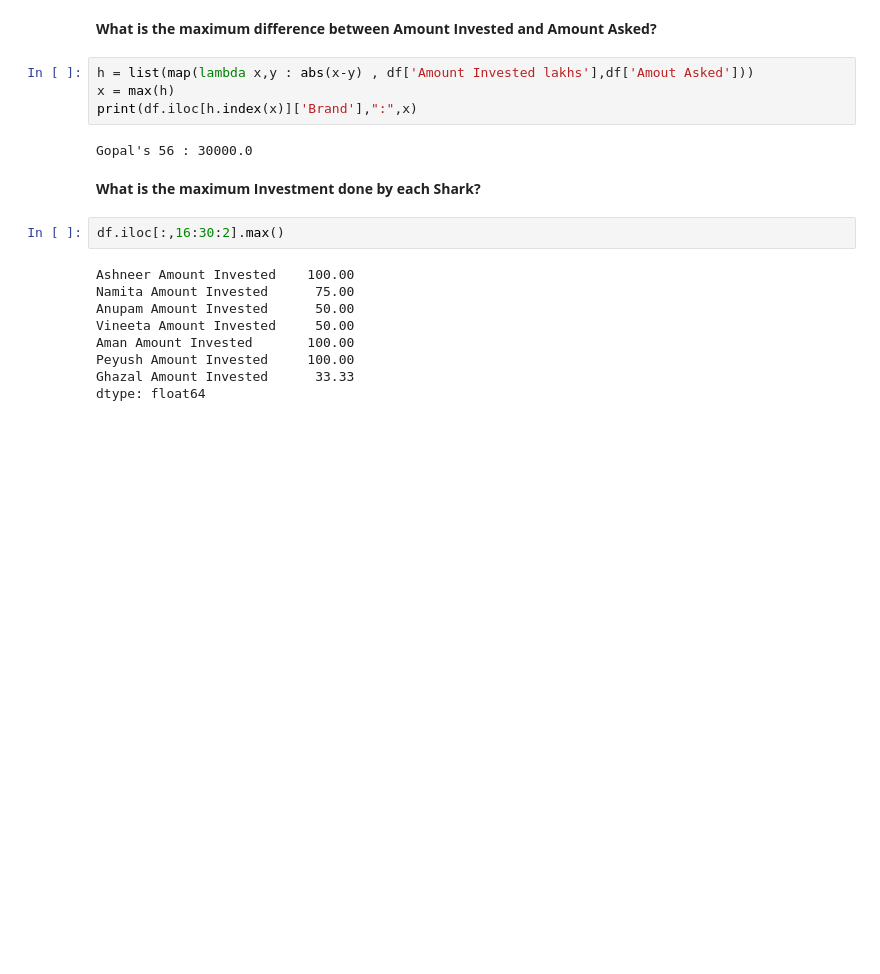
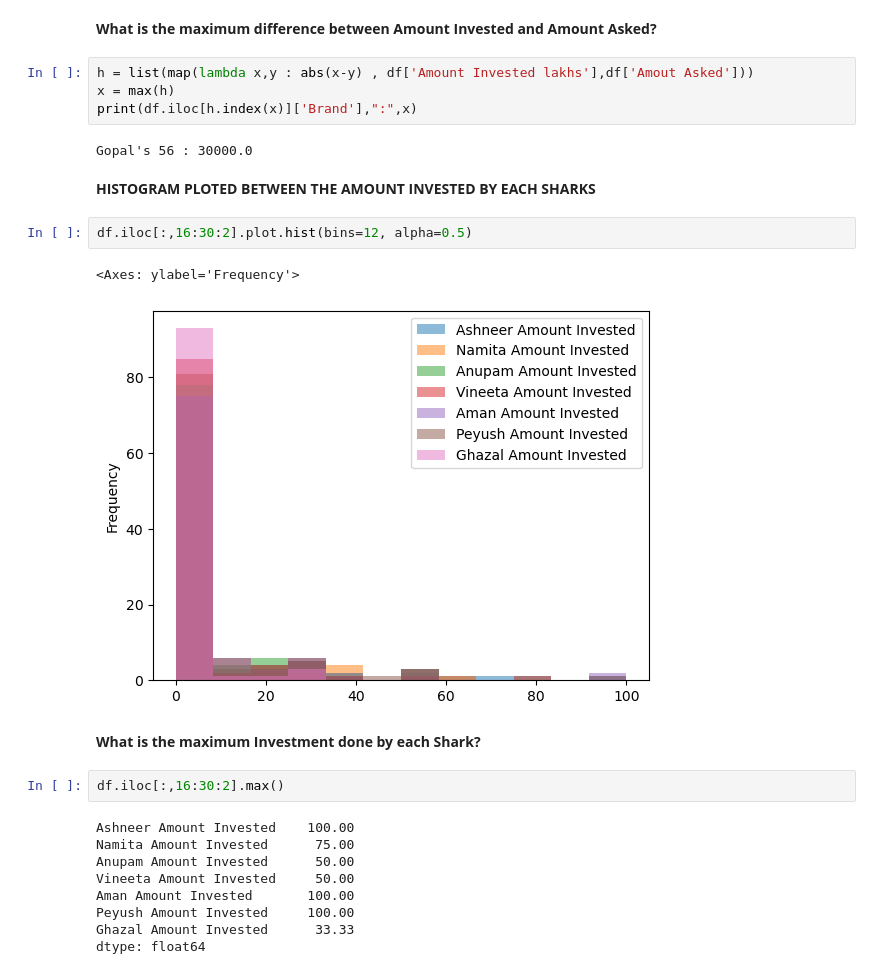
Before and after one commit to tapender07/Shark-Tank-Data-Analysis, a Jupyter notebook: shark_tank_data_analysis.ipynb, the cells around one changed output. Cells and saved outputs as stored; diff of their text form; blank space fills up the shorter version.

```diff
--- a/shark_tank_data_analysis.ipynb
+++ b/shark_tank_data_analysis.ipynb
@@ -451,6 +451,13 @@ x = max(h)
 print(df.iloc[h.index(x)]['Brand'],":",x)
 # %% [output]
 Gopal's 56 : 30000.0
+# %% [markdown]
+**HISTOGRAM PLOTED BETWEEN THE AMOUNT INVESTED BY EACH SHARKS**
+# %%
+df.iloc[:,16:30:2].plot.hist(bins=12, alpha=0.5)
+# %% [output]
+<Axes: ylabel='Frequency'>
+[figure, new version]
 # %% [markdown]
 **What is the maximum Investment done by each Shark?**
 # %%
```
Also changed, not shown: parts of 16 cells of this notebook.
